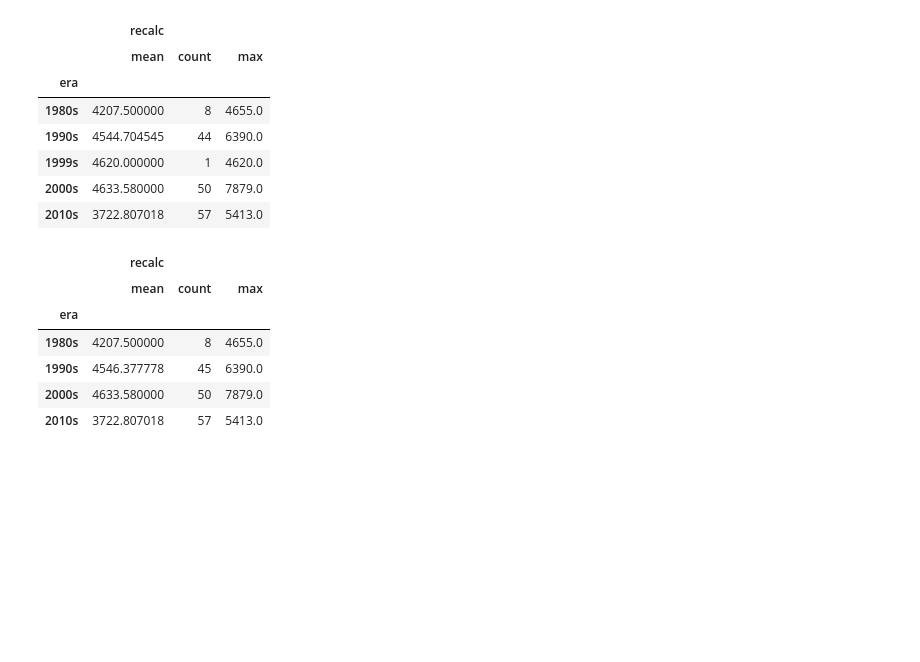
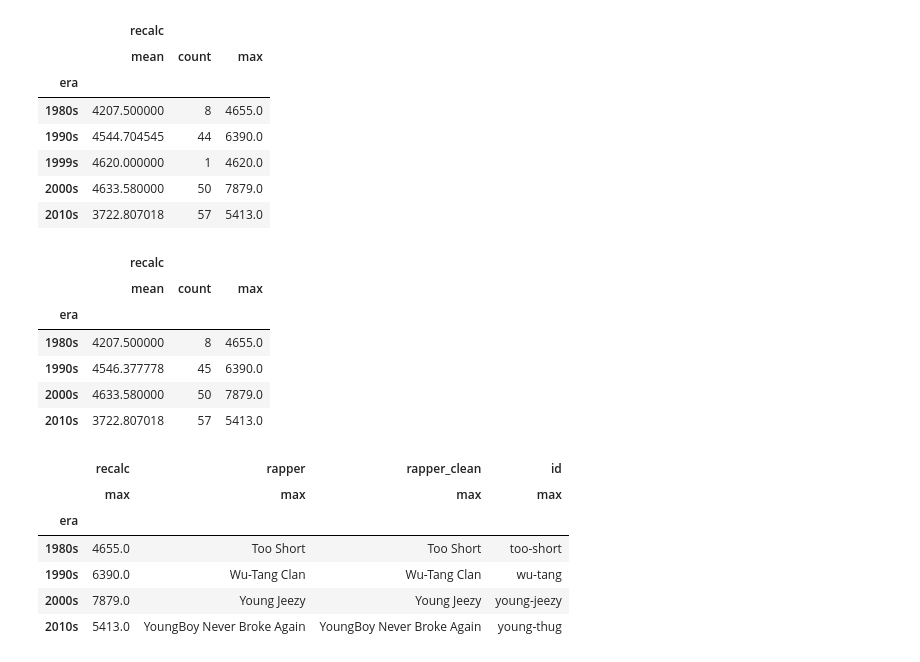
Before and after one commit to vivekster12/hip_hop, a Jupyter notebook: test.ipynb, the cells around one changed output. Saved outputs shown, nothing was run; the diff lists cells and outputs as text; code cells hidden in the pictures; blank space fills up the shorter version.

```diff
--- a/test.ipynb
+++ b/test.ipynb
@@ -40,3 +40,13 @@ grp_by_era
 | 1990s | 4546.377778 | 45 | 6390.0 |
 | 2000s | 4633.580000 | 50 | 7879.0 |
 | 2010s | 3722.807018 | 57 | 5413.0 |
+# %%
+data.groupby('era').agg(['max'])
+# %% [output]
+|  | recalc | rapper | rapper_clean | id |
+|  | max | max | max | max |
+| era |  |  |  |  |
+| 1980s | 4655.0 | Too Short | Too Short | too-short |
+| 1990s | 6390.0 | Wu-Tang Clan | Wu-Tang Clan | wu-tang |
+| 2000s | 7879.0 | Young Jeezy | Young Jeezy | young-jeezy |
+| 2010s | 5413.0 | YoungBoy Never Broke Again | YoungBoy Never Broke Again | young-thug |
```
Also changed, not shown: parts of 1 cell of this notebook.
